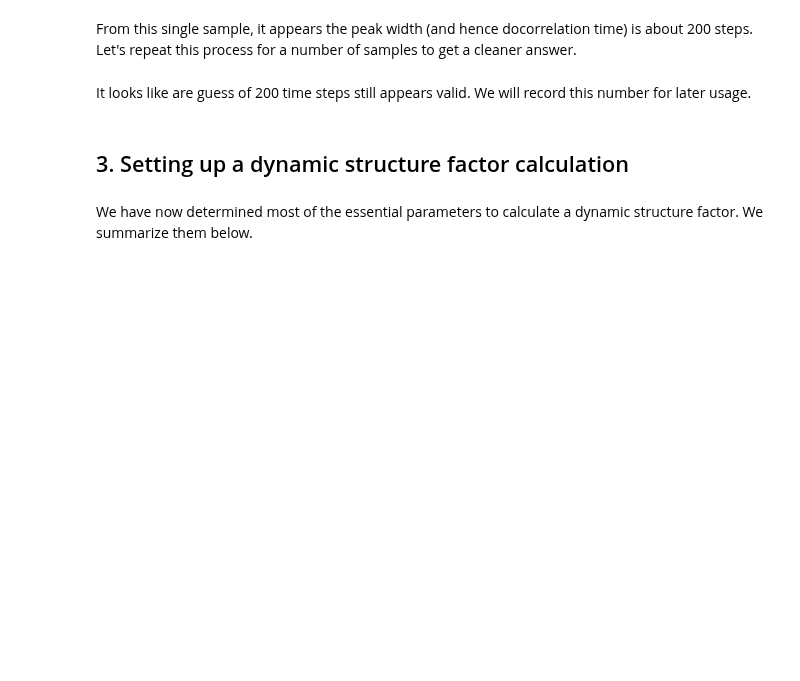
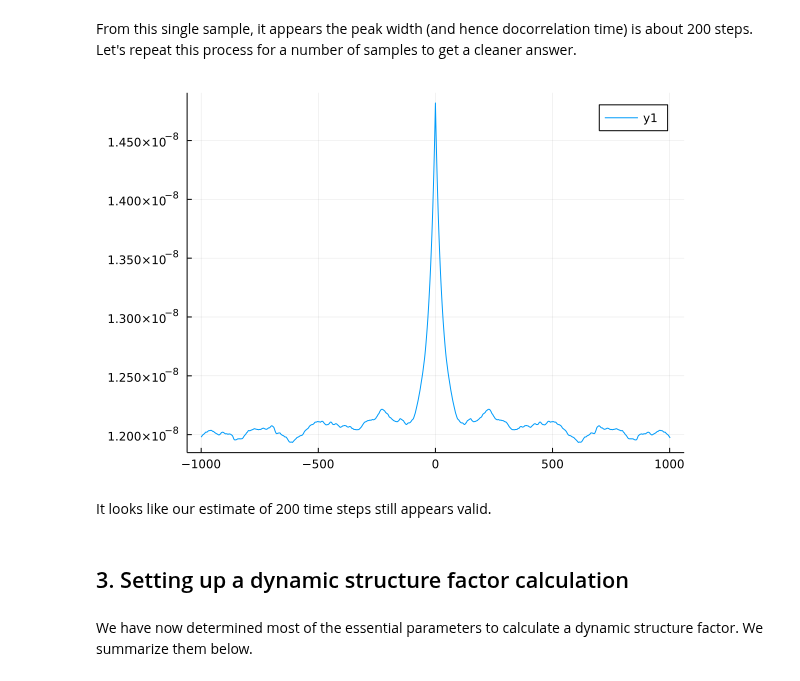
Before and after one commit to SunnySuite/SunnyTutorials, a Jupyter notebook: tutorials/DeterminingParameters/DeterminingParameters.ipynb, the cells around one changed output. Saved outputs shown, nothing was run; the diff lists cells and outputs as text; code cells hidden in the pictures; blank space fills up the shorter version.

```diff
--- a/tutorials/DeterminingParameters/DeterminingParameters.ipynb
+++ b/tutorials/DeterminingParameters/DeterminingParameters.ipynb
@@ -310,6 +310,8 @@ end
 
 AC_avg = mean(ACs);
 # %%
-Plots.plot(ns, AC_avg)
+Plots.plot(ns, AC_avg; fmt=:png)
+# %% [output]
+[figure, added]
 # %% [markdown]
-It looks like are guess of 200 time steps still appears valid. We will record this number for later usage.
+It looks like our estimate of 200 time steps still appears valid.
```
Also changed, not shown: parts of 9 cells of this notebook.
